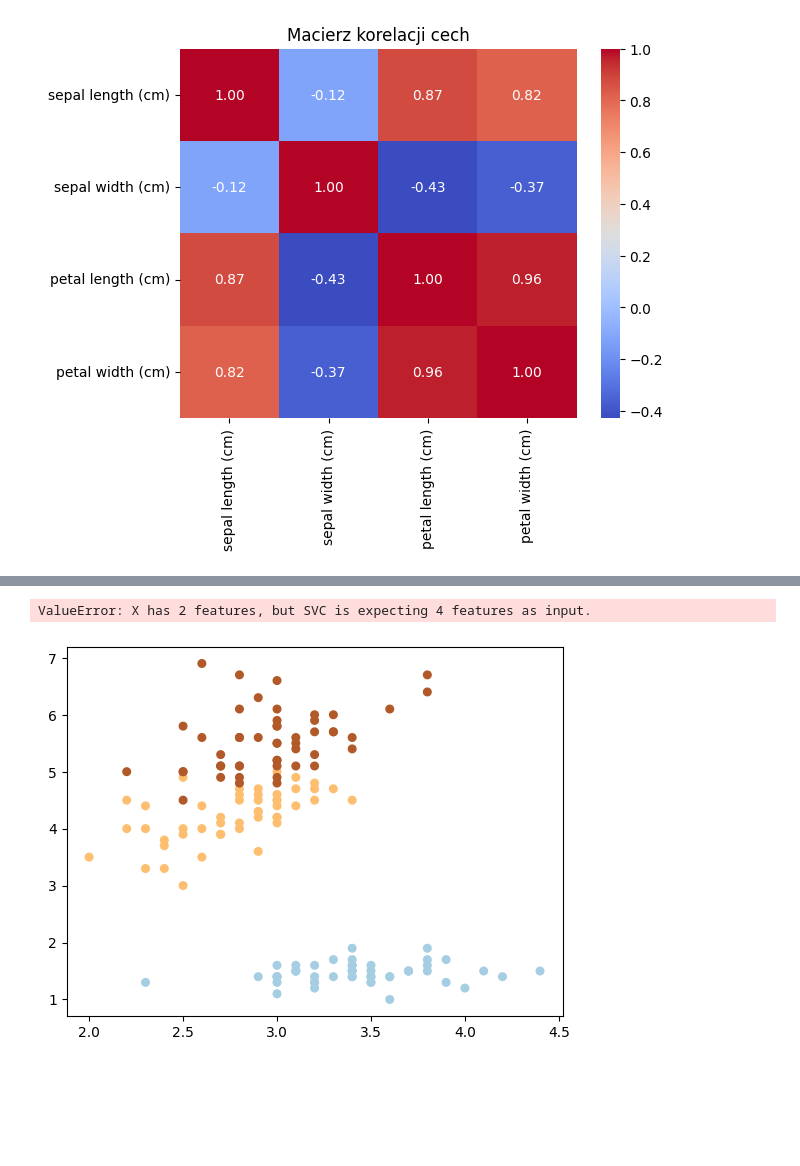
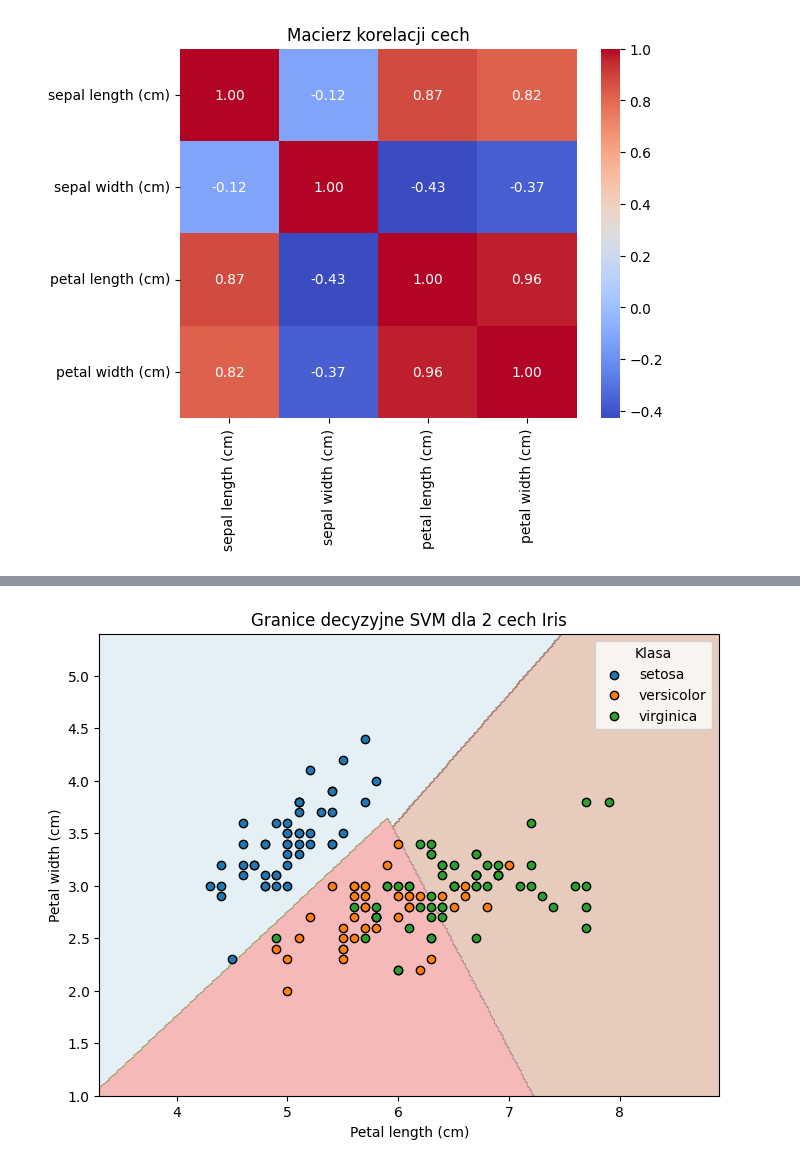
Before and after one commit to pawelzeja098/ML-Labs, a Jupyter notebook: lab6_SVM/svm.ipynb, the cells around one changed output, grey strips where cells are left out. Cells and saved outputs as stored; diff of their text form; code cells hidden in the pictures; blank space fills up the shorter version.

```diff
--- a/lab6_SVM/svm.ipynb
+++ b/lab6_SVM/svm.ipynb
@@ -199,31 +175,41 @@ SVC(C=1000, kernel='poly', probability=True, random_state=1)
-# %%
-fig = plt.figure(1)
-plt.clf()
-
-plt.scatter(X[:, 1], X[:, 2], c=y, s=30, cmap=plt.cm.Paired)
-
-# plot the decision function
-ax = plt.gca()
-xlim = ax.get_xlim()
-ylim = ax.get_ylim()
-
-# create grid to evaluate model
-xx = np.linspace(xlim[0], xlim[1], 30)
-yy = np.linspace(ylim[0], ylim[1], 30)
-YY, XX = np.meshgrid(yy, xx)
-xy = np.vstack([XX.ravel(), YY.ravel()]).T
-Z = clf.decision_function(xy).reshape(XX.shape)
-
-# plot decision boundary and margins
-ax.contour(XX, YY, Z, colors='k', levels=[-1, 0, 1], alpha=0.5,
-           linestyles=['--', '-', '--'])
-# plot support vectors
-ax.scatter(clf.support_vectors_[:, 0], clf.support_vectors_[:, 1], s=100,
-           linewidth=1, facecolors='none', edgecolors='k')
-plt.xlabel('x1')
-plt.ylabel('x2')
-plt.title('Data')
-plt.show()
-# %% [output]
-ValueError: X has 2 features, but SVC is expecting 4 features as input.
-[figure, removed]
+# %%
+import numpy as np
+import matplotlib.pyplot as plt
+from sklearn import datasets
+from sklearn.svm import SVC
+
+
+iris = datasets.load_iris()
+X = iris.data[:, :2]  # Pierwsze 2 cechy
+y = iris.target
+
+
+clf = SVC(kernel='linear', decision_function_shape='ovr')
+clf.fit(X, y)
+
+
+x_min, x_max = X[:, 0].min() - 1, X[:, 0].max() + 1
+y_min, y_max = X[:, 1].min() - 1, X[:, 1].max() + 1
+xx, yy = np.meshgrid(np.linspace(x_min, x_max, 300),
+                     np.linspace(y_min, y_max, 300))
+Z = clf.predict(np.c_[xx.ravel(), yy.ravel()])
+Z = Z.reshape(xx.shape)
+
+
+plt.figure(figsize=(8, 6))
+plt.contourf(xx, yy, Z, cmap=plt.cm.Paired, alpha=0.3)
+
+
+colors = ['tab:blue', 'tab:orange', 'tab:green']
+for i, class_name in enumerate(iris.target_names):
+    plt.scatter(X[y == i, 0], X[y == i, 1], label=class_name,
+                color=colors[i], edgecolors='k')
+
+# Opisy i legenda
+plt.xlabel("Petal length (cm)")
+plt.ylabel("Petal width (cm)")
+plt.title("Granice decyzyjne SVM dla 2 cech Iris")
+plt.legend(title="Klasa")
+plt.show()
+# %% [output]
+[figure, added]
```
Also changed, not shown: parts of 16 cells of this notebook.
